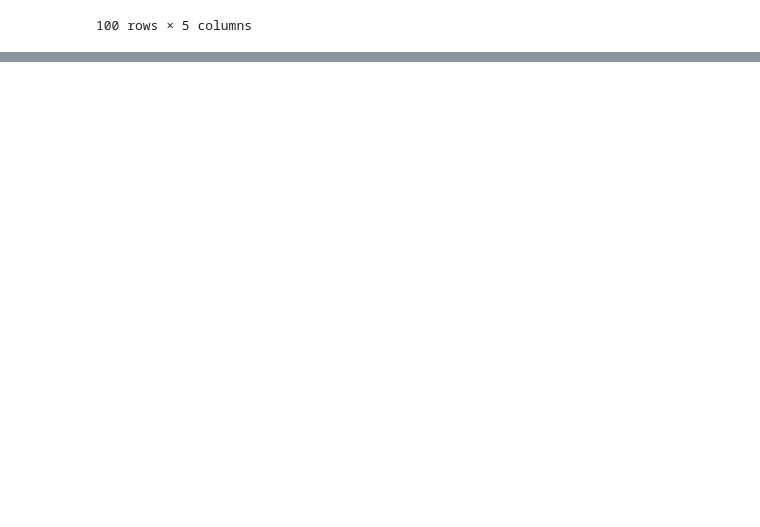
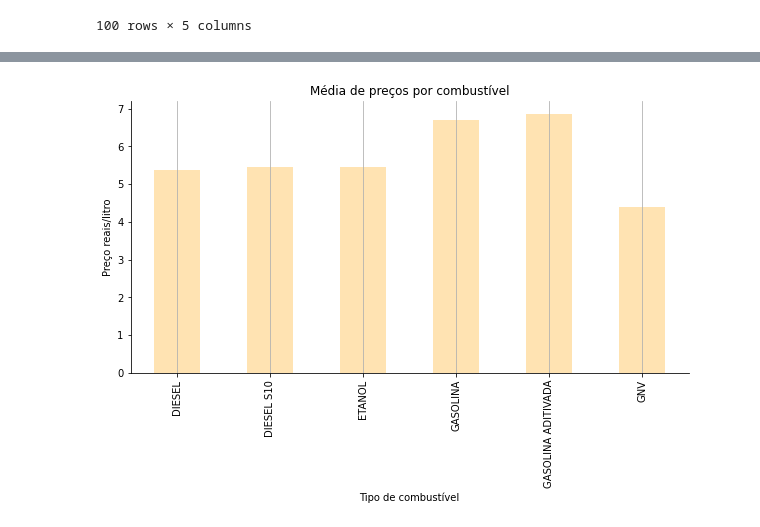
Before and after one commit to amandaamiroski/CursoextensaoPythonePandas, a Jupyter notebook: Aula_extensão_Python_e_Pandas.ipynb, the cells around one changed output, grey strips where cells are left out. Cells and saved outputs as stored; diff of their text form; code cells hidden in the pictures; blank space fills up the shorter version.

```diff
--- a/Aula_extensão_Python_e_Pandas.ipynb
+++ b/Aula_extensão_Python_e_Pandas.ipynb
@@ -546,0 +598,3 @@ merge_df['PostosPorHabitante'] = merge_df['Numero de Postos'] / merge_df['NumHab
+# %%
+c_mean = combustiveis_df['Valor de Venda'].groupby(by=combustiveis_df['Produto']).mean()
+display(c_mean)
@@ -546,0 +610,16 @@ merge_df['PostosPorHabitante'] = merge_df['Numero de Postos'] / merge_df['NumHab
+# %%
+import seaborn as sns
+#para poder definir a área do gráfico
+#Para fazer as caracteristicas do gráfico
+plt.figure(figsize=(10,5))
+c_mean.plot(kind="bar", xlabel="Tipo de combustível", ylabel="Preço reais/litro", title="Média de preços por combustível",
+            alpha=0.3, color="orange" )
+
+#para fazer o grid
+plt.grid(axis="x")
+#Para tirar as bordas do gráfico
+sns.despine()
+
+plt.show()
+# %% [output]
+[figure, added]
```
Also changed, not shown: parts of 11 cells of this notebook.
